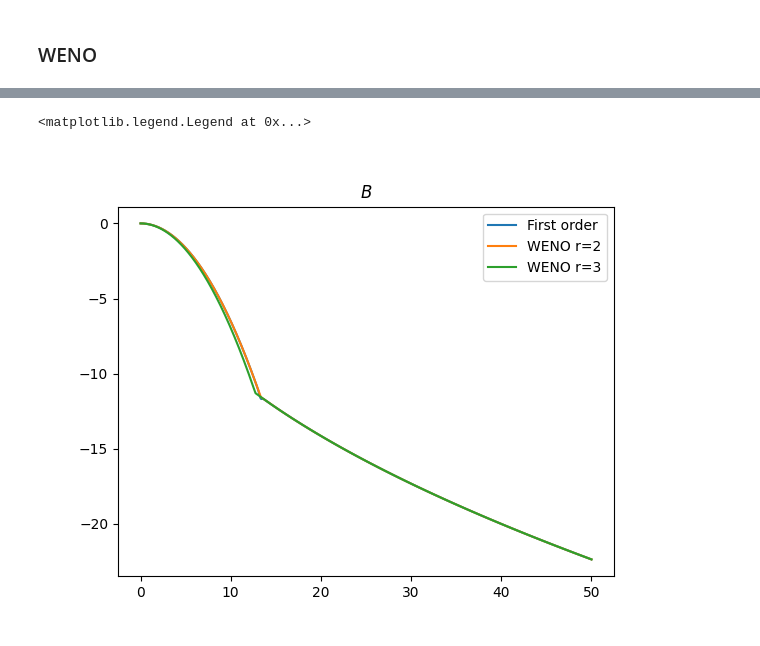
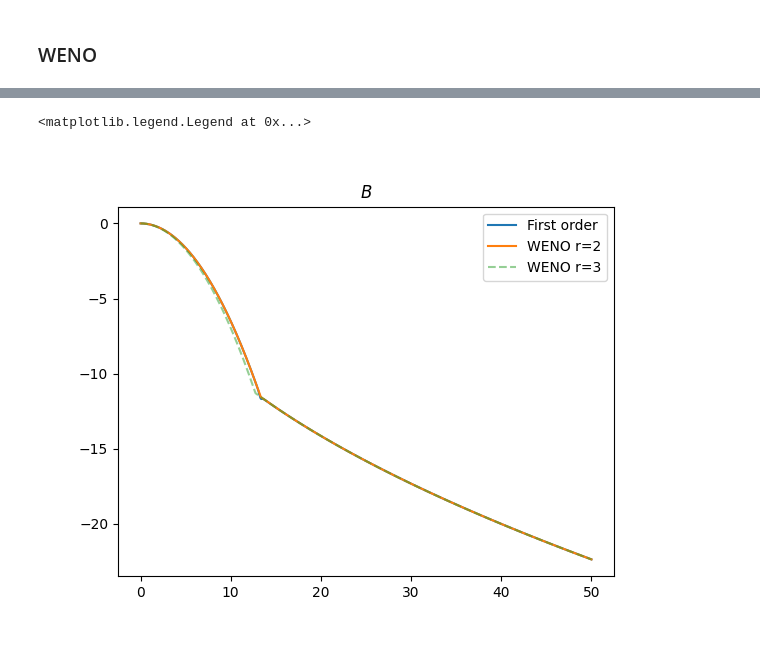
Before and after one commit to LoreCip/LQG-BH-Collapse, a Jupyter notebook: Notebooks/mixed.ipynb, the cells around one changed output, grey strips where cells are left out. Saved outputs shown, nothing was run; the diff lists cells and outputs as text; code cells hidden in the pictures.

```diff
--- a/Notebooks/mixed.ipynb
+++ b/Notebooks/mixed.ipynb
@@ -10,7 +10,7 @@ from numba import njit, vectorize
 # %% [markdown]
 ### Common parameters
 # %%
-T_final = 2 #8.5*mass**2 + 40*mass
+T_final = 30 #8.5*mass**2 + 40*mass
 
 r0 = 15
 
@@ -594,12 +602,12 @@ dx = 0.01
 # %%
 k = 0
 
 fig = plt.figure()
 plt.plot(godunov[k]['x'], godunov[k]['B'], label = 'First order')
 plt.plot(wenor2[k]['x'], wenor2[k]['B'], label = 'WENO r=2')
-plt.plot(wenor3[k]['x'], wenor3[k]['B'], label = 'WENO r=3')
+plt.plot(wenor3[k]['x'], wenor3[k]['B'], '--', alpha = 0.5, label = 'WENO r=3')
 plt.title(r"$B$")
 plt.legend()
 # %% [output]
 <matplotlib.legend.Legend at 0x...>
-[figure, old version]
+[figure, new version]
```
Also changed, not shown: parts of 3 cells of this notebook, 9 other files.
